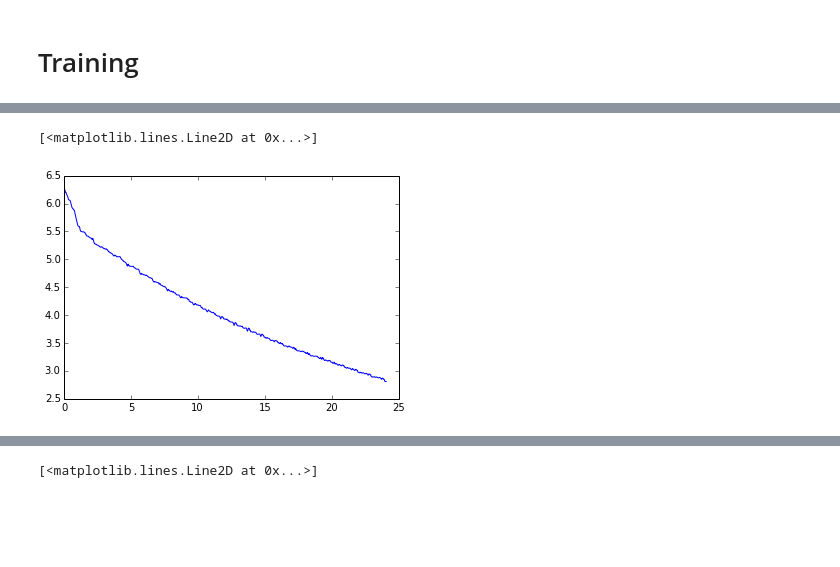
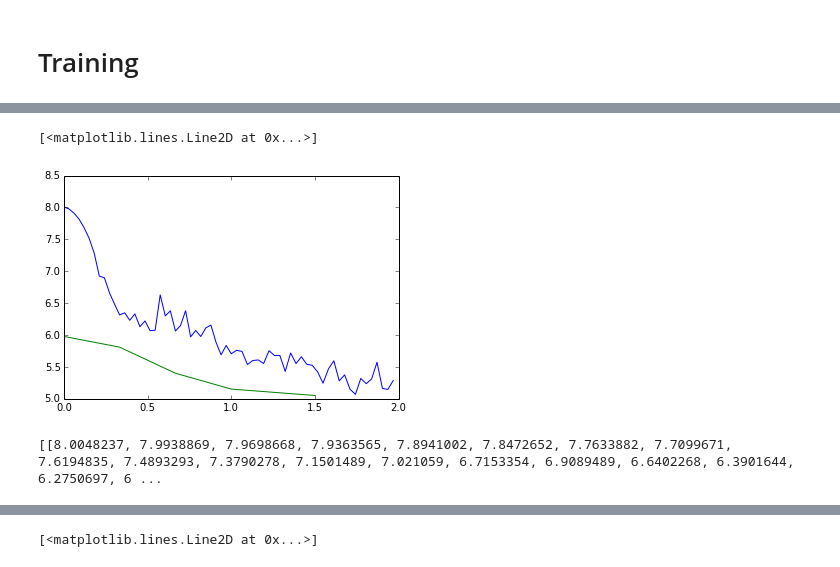
Before and after one commit to dali-ml/dali-cython, a Jupyter notebook: notebooks/Machine Translation.ipynb, the cells around one changed output, grey strips where cells are left out. Drawn from its saved outputs; the diff is of its cells as text; code cells hidden in the pictures; blank space fills up the shorter version.

```diff
--- a/notebooks/Machine Translation.ipynb
+++ b/notebooks/Machine Translation.ipynb
@@ -154,5 +185,5 @@ class TranslationModel(object):
 # %%
-def show_reconstructions(model, example_pair, temperature=1.0):
+def show_reconstructions(model, example_pair):
     from_words, to_words = example_pair
     from_vocab, to_vocab = vocabs
     from_with_unk = ' '.join(from_vocab.decode(from_vocab.encode(from_words)))
@@ -160,11 +191,9 @@ def show_reconstructions(model, example_pair, temperature=1.0):
     print('TRANSLATING: %s' % from_with_unk)
     print('REFERENCE:   %s' % to_with_unk)
     print('')
-    for solution, score, _ in model.sample(from_vocab.encode(from_words, True),
+    for solution, score, _ in model.predict(from_vocab.encode(list(reversed(from_words)), add_eos=False),
                                            eos_symbol=to_vocab.eos,
-                                           max_sequence_length=SENTENCE_LENGTH_BOUNDS[1] + 1,
-                                           blacklist=[], #to_vocab.unk],
-                                           temperature=temperature):
+                                           max_sequence_length=SENTENCE_LENGTH_BOUNDS[1] + 1):
         score = math.exp(score.w[0])
         # reveal the unks
         solution = ' '.join(to_vocab.decode(solution, False))
@@ -175,5 +204,4 @@ def show_reconstructions(model, example_pair, temperature=1.0):
 model  = TranslationModel(INPUT_SIZE, HIDDENS, len(vocabs[0]), len(vocabs[1]), softmax_input_size=SOFTMAX_INPUT)
 # %%
 params = model.parameters()
-solver = Solver("adagrad", learning_rate=0.003)
-solver.set_lr_multiplier(model.encoder_embedding, MINIBATCH)
+solver = Solver("adadelta", learning_rate=2)
@@ -184,8 +208,13 @@ epoch_error     = []
+# %%
+data             = []
+train_error      = ErrorTracker()
+validate_error   = ErrorTracker()
 # %% [markdown]
 # (Optional) continue running previous attempt
 # %%
+RELEVANT_VARIABLES = ["model", "vocabs", "solver", "data", "train_error", "validate_error"]
 if False:
-    unpickle_globals("/home/sidor/tmp/translation_exp/epoch_3")
+    unpickle_globals("/home/sidor/tmp/translation_good")
     params = model.parameters()
 # %% [markdown]
 # Training
@@ -275,16 +300,14 @@ pickle_globals("/home/sidor/tmp/translation_big_lr", ["model", "vocabs", "solver
-# %%
-def flatten_error():
-    x = []
-    y = []
-    for epoch_no, error_epoch in enumerate(error_evolution):
-        x.extend(float(epoch_no) + float(t) / len(error_epoch) for t in range(len(error_epoch)))
-        y.extend(error_epoch)
-
-    y = median_smoothing(y, 30)
-    x = x[:len(y)]
-    return x,y
-
-plt.plot(*flatten_error())
-# %% [output]
-[<matplotlib.lines.Line2D at 0x...>]
-[figure, removed]
+# %%
+train_error.__class__ = ErrorTracker
+validate_error.__class__ = ErrorTracker
+
+plt.plot(*train_error.raw())
+plt.plot(*validate_error.raw())
+# %% [output]
+[<matplotlib.lines.Line2D at 0x...>]
+[figure, added]
+# %%
+x, y = validate_error.raw()
+print(train_error.error_evolution)
+# %% [output]
+[[8.0048237, 7.9938869, 7.9698668, 7.9363565, 7.8941002, 7.8472652, 7.7633882, 7.7099671, 7.6194835, 7.4893293, 7.3790278, 7.1501489, 7.021059, 6.7153354, 6.9089489, 6.6402268, 6.3901644, 6.2750697, 6 ...
```
Also changed, not shown: parts of 17 cells of this notebook, 1 other file.
